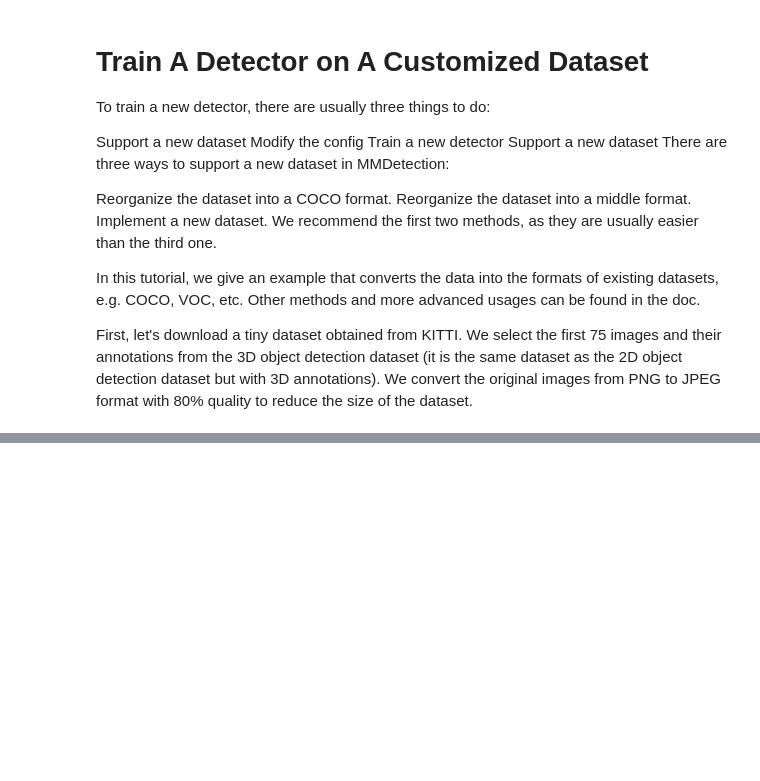
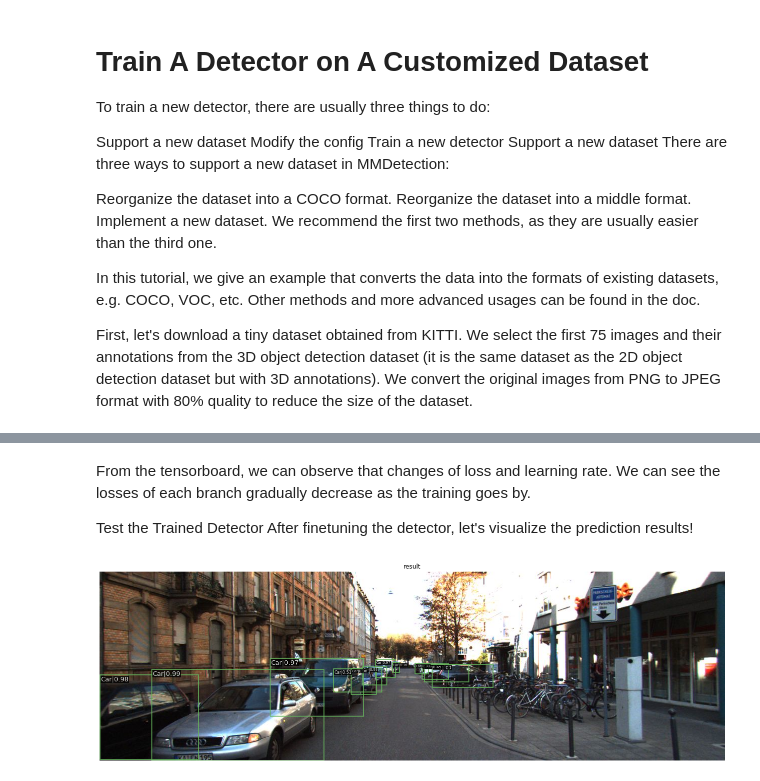
Before and after one commit to SlowMonk/MZ, a Jupyter notebook: detection.ipynb, the cells around one changed output, grey strips where cells are left out. Cells and saved outputs as stored; diff of their text form; code cells hidden in the pictures; blank space fills up the shorter version.

Commit message:
detect

```diff
--- a/detection.ipynb
+++ b/detection.ipynb
@@ -128,0 +253,3 @@ First, let's download a tiny dataset obtained from KITTI. We select the first 75
+# %%
+from mmcv import Config
+cfg = Config.fromfile('/Gits/MZ/mmdetection/configs/faster_rcnn/faster_rcnn_r50_caffe_fpn_mstrain_1x_coco.py')
@@ -128,0 +342,17 @@ First, let's download a tiny dataset obtained from KITTI. We select the first 75
+# %%
+from mmdet.datasets import build_dataset
+from mmdet.models import build_detector
+from mmdet.apis import train_detector
+
+
+# Build dataset
+datasets = [build_dataset(cfg.data.train)]
+
+# Build the detector
+model = build_detector(cfg.model)
+# Add an attribute for visualization convenience
+model.CLASSES = datasets[0].CLASSES
+
+# Create work_dir
+mmcv.mkdir_or_exist(osp.abspath(cfg.work_dir))
+train_detector(model, datasets, cfg, distributed=False, validate=True)
@@ -128,0 +410,18 @@ First, let's download a tiny dataset obtained from KITTI. We select the first 75
+# %% [markdown]
+From the tensorboard, we can observe that changes of loss and learning rate. We can see the losses of each branch gradually decrease as the training goes by.
+
+Test the Trained Detector
+After finetuning the detector, let's visualize the prediction results!
+# %%
+import mmcv
+from mmcv.runner import load_checkpoint
+
+from mmdet.apis import inference_detector, show_result_pyplot
+from mmdet.models import build_detector
+img = mmcv.imread('kitti_tiny/training/image_2/000068.jpeg')
+
+model.cfg = cfg
+result = inference_detector(model, img)
+show_result_pyplot(model, img, result)
+# %% [output]
+[figure, added]
```
Also changed, not shown: parts of 13 cells of this notebook, 1 other file.
